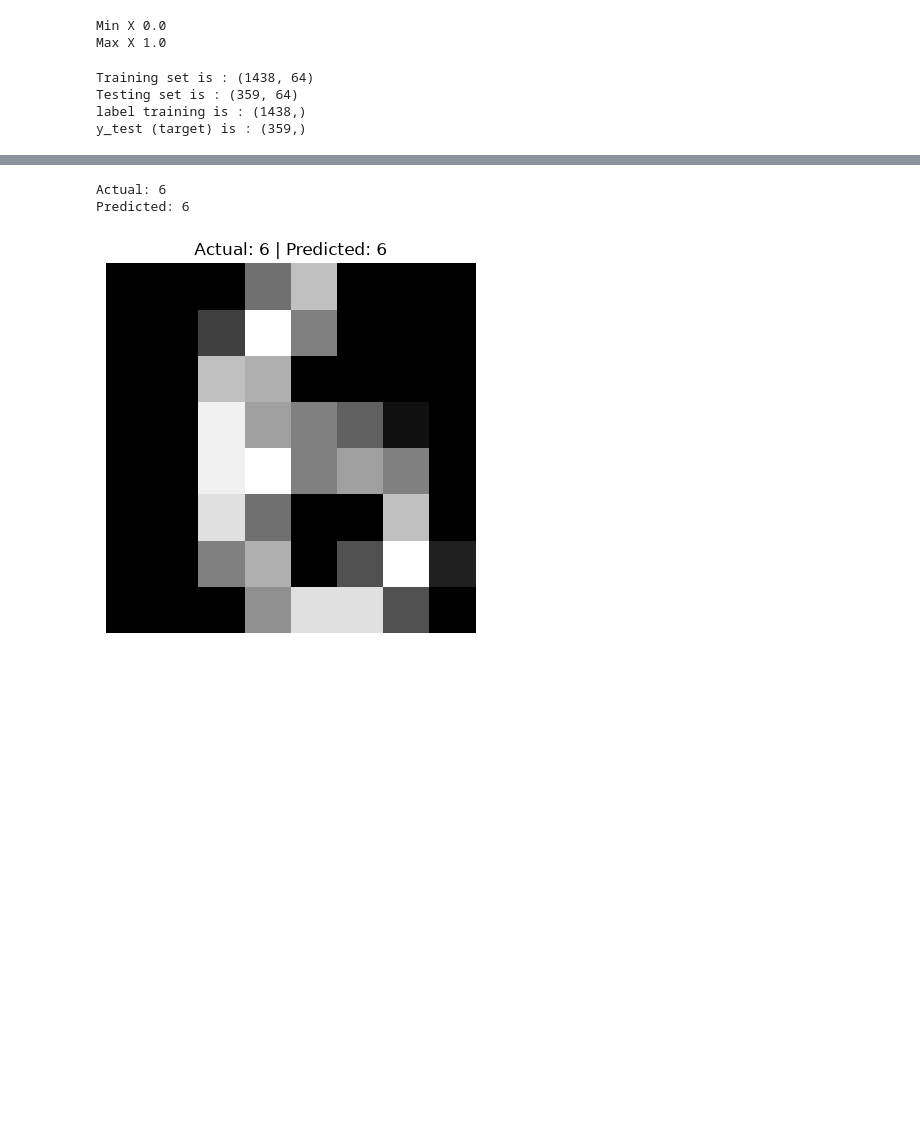
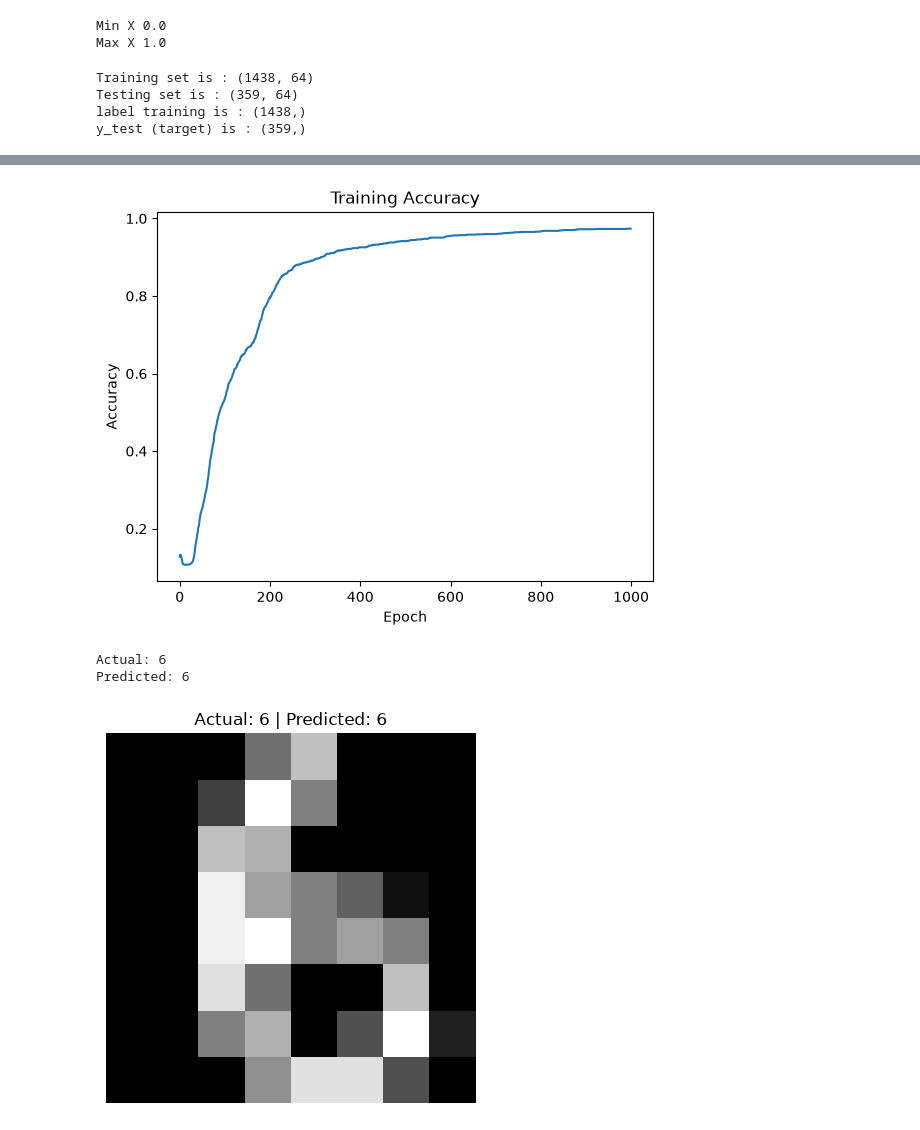
Before and after one commit to kay2005-12/neural-network-from-scratch-task1, a Jupyter notebook: neural.ipynb, the cells around one changed output, grey strips where cells are left out. Saved outputs shown, nothing was run; the diff lists cells and outputs as text; code cells hidden in the pictures; blank space fills up the shorter version.

```diff
--- a/neural.ipynb
+++ b/neural.ipynb
@@ -126,8 +135,6 @@ def train(X_train,y_train,epochs=1000,learning_rate=0.1):
 # %%
-w1, b1, w2, b2 = train(
+w1, b1, w2, b2, accuracy_history = train(
     X_train,
-    y_train,
-    epochs=1000,
-    learning_rate=0.1
+    y_train
 )
 # %% [output]
@@ -151,3 +158,13 @@ Epoch: 990, Loss: 0.0909
+# %%
+import matplotlib.pyplot as plt
+
+plt.plot(accuracy_history)
+plt.xlabel("Epoch")
+plt.ylabel("Accuracy")
+plt.title("Training Accuracy")
+plt.show()
+# %% [output]
+[figure, added]
 # %%
 sample = X_test[0]
 actual = y_test[0]
```
Also changed, not shown: parts of 3 cells of this notebook.
